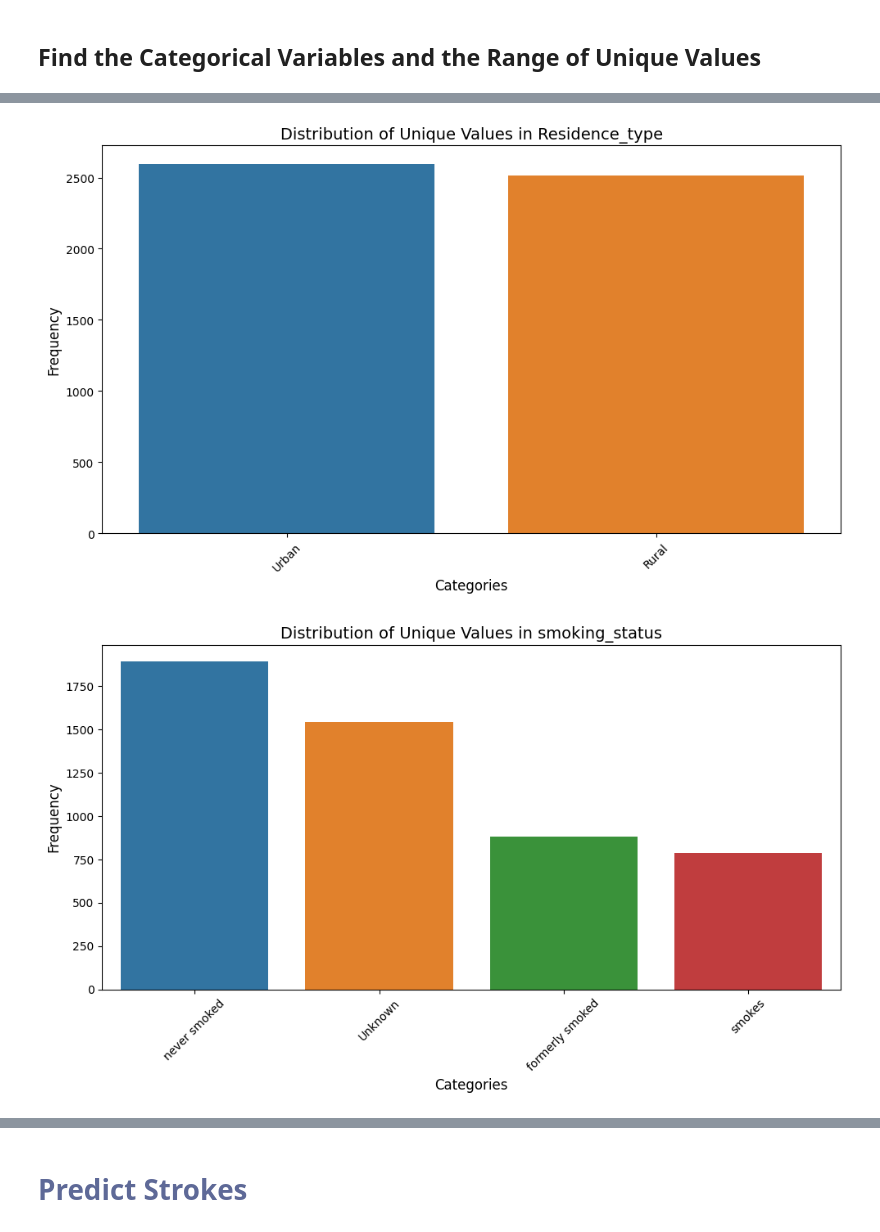
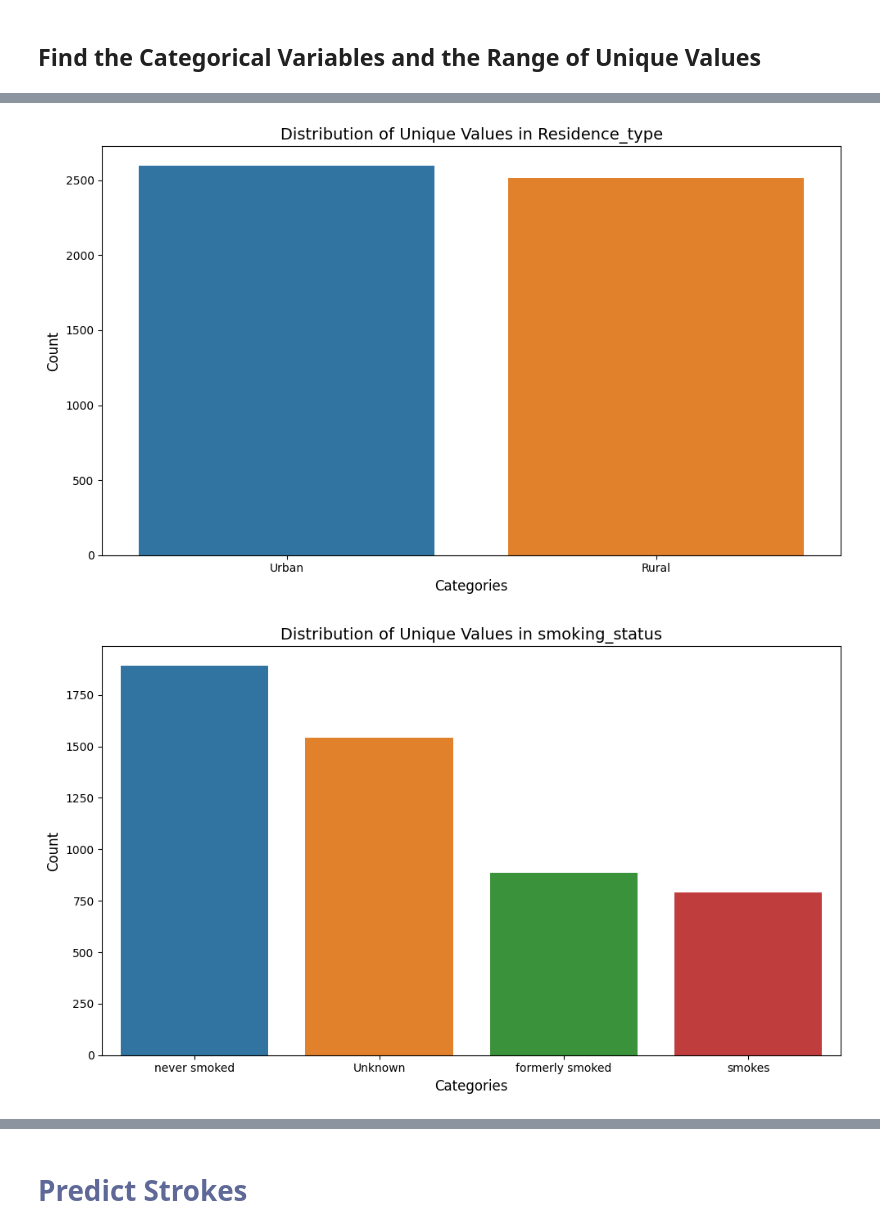
Before and after one commit to johnpospisil/stroke-prediction, a Jupyter notebook: stroke-prediction.ipynb, the cells around one changed output, grey strips where cells are left out. Drawn from its saved outputs; the diff is of its cells as text; code cells hidden in the pictures.

Commit message:
Redefine categorical and numerical features.

```diff
--- a/stroke-prediction.ipynb
+++ b/stroke-prediction.ipynb
@@ -78,6 +119,0 @@ categorical_columns = df.select_dtypes(include=['object', 'category']).columns
-# %%
-# Display the distribution of unique values for each categorical variable
-for column in categorical_columns:
-    print(f"Distribution of unique values for column: {column}")
-    print(df[column].value_counts())
-    print("\n")
@@ -102,3 +120,6 @@ Name: count, dtype: int64
+# %%
+categorical_columns = df[['gender','ever_married', 'work_type', 'Residence_type',
+       'smoking_status', 'hypertension', 'heart_disease']]
 # %%
 import matplotlib.pyplot as plt
 import seaborn as sns
@@ -110,8 +131,8 @@ for column in categorical_columns:
     sns.barplot(x=value_counts.index, y=value_counts.values)
     plt.title(f'Distribution of Unique Values in {column}', fontsize=14)
     plt.xlabel('Categories', fontsize=12)
-    plt.ylabel('Frequency', fontsize=12)
-    plt.xticks(rotation=45, fontsize=10)
+    plt.ylabel('Count', fontsize=12)
+    plt.xticks(fontsize=10)
     plt.tight_layout()
     plt.show()
 # %% [output]
@@ -121,2 +142,2 @@ for column in categorical_columns:
-[figure, old version]
+[figure, new version]
-[figure, old version]
+[figure, new version]
```
Also changed, not shown: parts of 13 cells of this notebook.
